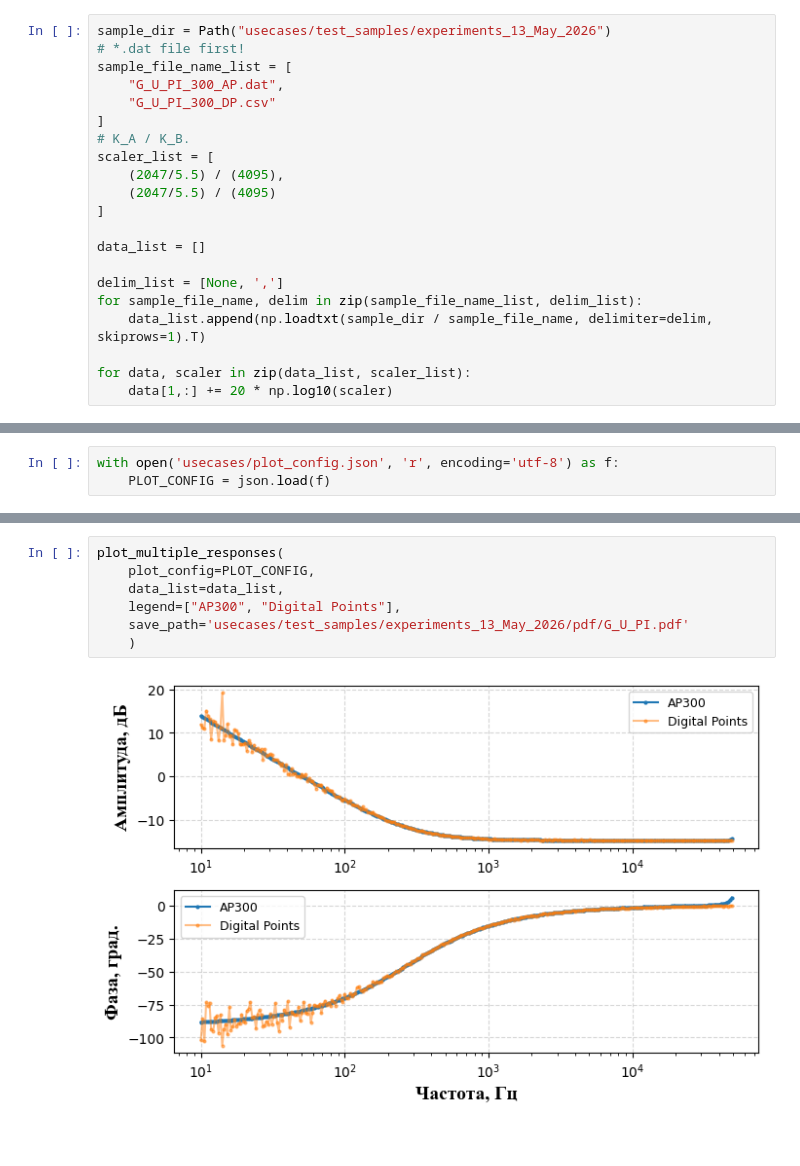
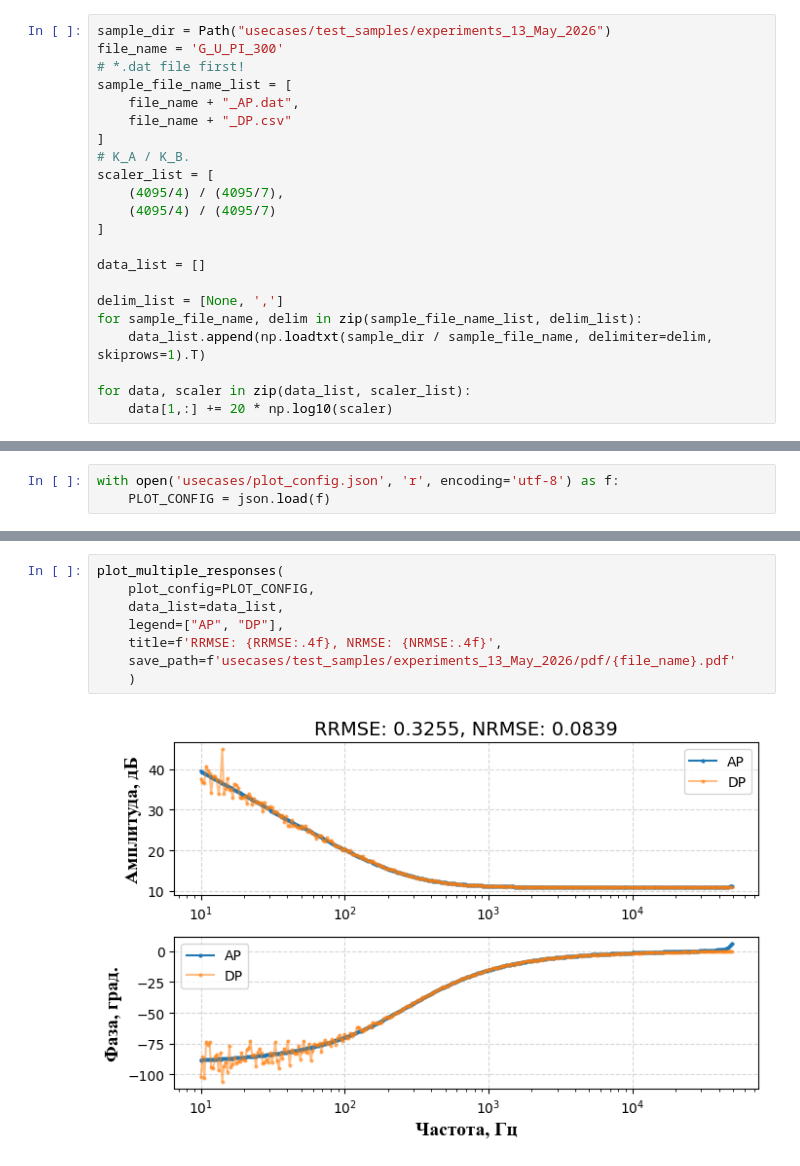
Before and after one commit to romangorbunov91/frequency-response-encoder, a Jupyter notebook: fr_test_nb.ipynb, the cells around one changed output, grey strips where cells are left out. Cells and saved outputs as stored; diff of their text form.

```diff
--- a/fr_test_nb.ipynb
+++ b/fr_test_nb.ipynb
@@ -11,15 +11,16 @@ from usecases.utils.test_nb_functions import plot_multiple_responses, find_multi
 Директория с файлами и имена.
 # %%
 sample_dir = Path("usecases/test_samples/experiments_13_May_2026")
+file_name = 'G_U_PI_300'
 # *.dat file first!
 sample_file_name_list = [
-    "G_U_PI_300_AP.dat",
-    "G_U_PI_300_DP.csv"
+    file_name + "_AP.dat",
+    file_name + "_DP.csv"
 ]
 # K_A / K_B.
 scaler_list = [
-    (2047/5.5) / (4095),
-    (2047/5.5) / (4095)
+    (4095/4) / (4095/7),
+    (4095/4) / (4095/7)
 ]
 
 data_list = []
@@ -85,9 +97,10 @@ with open('usecases/plot_config.json', 'r', encoding='utf-8') as f:
 # %%
 plot_multiple_responses(
     plot_config=PLOT_CONFIG,
     data_list=data_list,
-    legend=["AP300", "Digital Points"],
-    save_path='usecases/test_samples/experiments_13_May_2026/pdf/G_U_PI.pdf'
+    legend=["AP", "DP"],
+    title=f'RRMSE: {RRMSE:.4f}, NRMSE: {NRMSE:.4f}',
+    save_path=f'usecases/test_samples/experiments_13_May_2026/pdf/{file_name}.pdf'
     )
 # %% [output]
-[figure, old version]
+[figure, new version]
```
Also changed, not shown: parts of 3 cells of this notebook, 8 other files.
